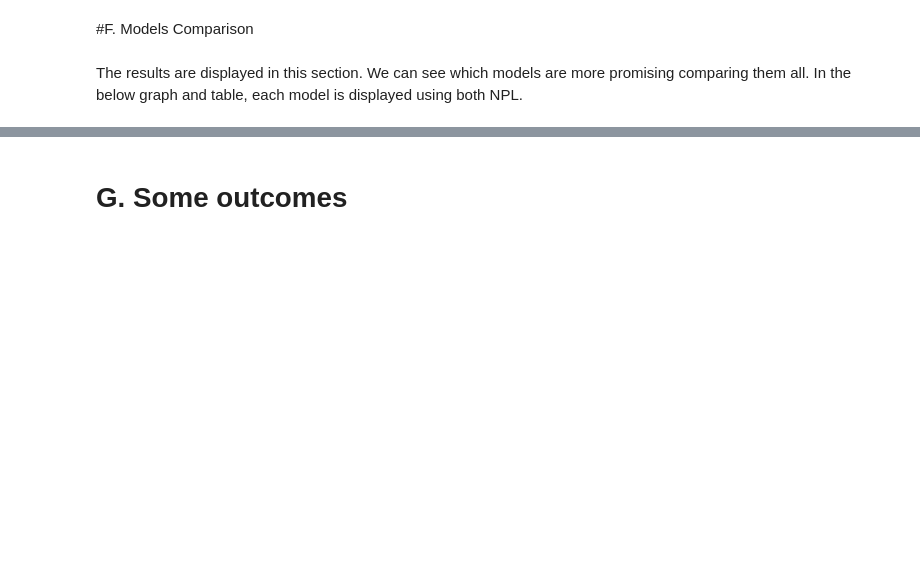
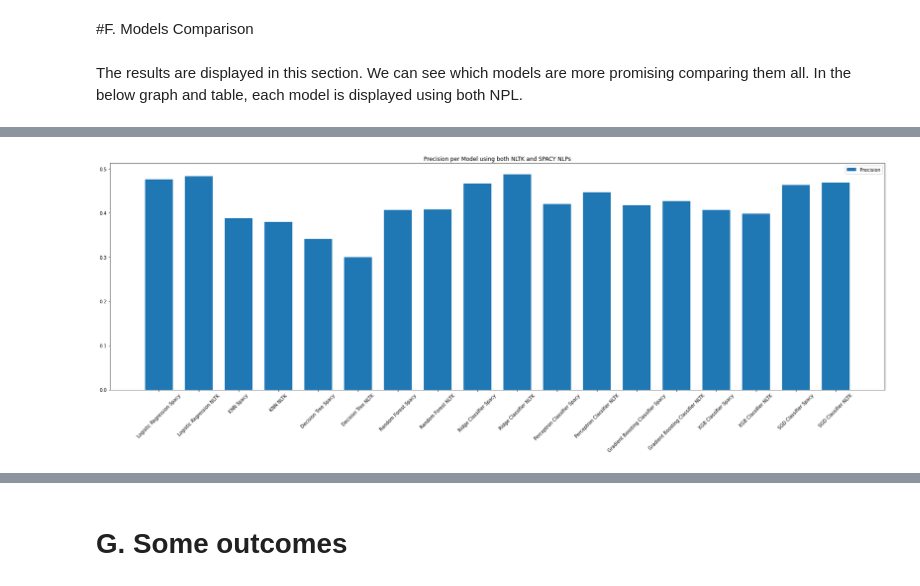
Before and after one commit to DavidHornung/Machine_learning, a Jupyter notebook: Code/2.DMML_2022_Geneva_Improved_Models.ipynb, the cells around one changed output, grey strips where cells are left out. Cells and saved outputs as stored; diff of their text form; code cells hidden in the pictures; blank space fills up the shorter version.

```diff
--- a/Code/2.DMML_2022_Geneva_Improved_Models.ipynb
+++ b/Code/2.DMML_2022_Geneva_Improved_Models.ipynb
@@ -970,0 +989,16 @@ ax.legend()
+# %%
+fig, ax = plt.subplots(1, 1, figsize=(30,9))
+
+width = 0.70
+labels = reports.keys()
+report_values_precision = [x['precision'] for x in reports.values()]
+
+ax.bar(labels, report_values_precision,
+        label='Precision', width=width)
+
+plt.xticks(rotation=45)
+ax.legend()
+plt.title("Precision per Model using both NLTK and SPACY NLPs")
+plt.show()
+# %% [output]
+[figure, added]
```
Also changed, not shown: parts of 22 cells of this notebook.
